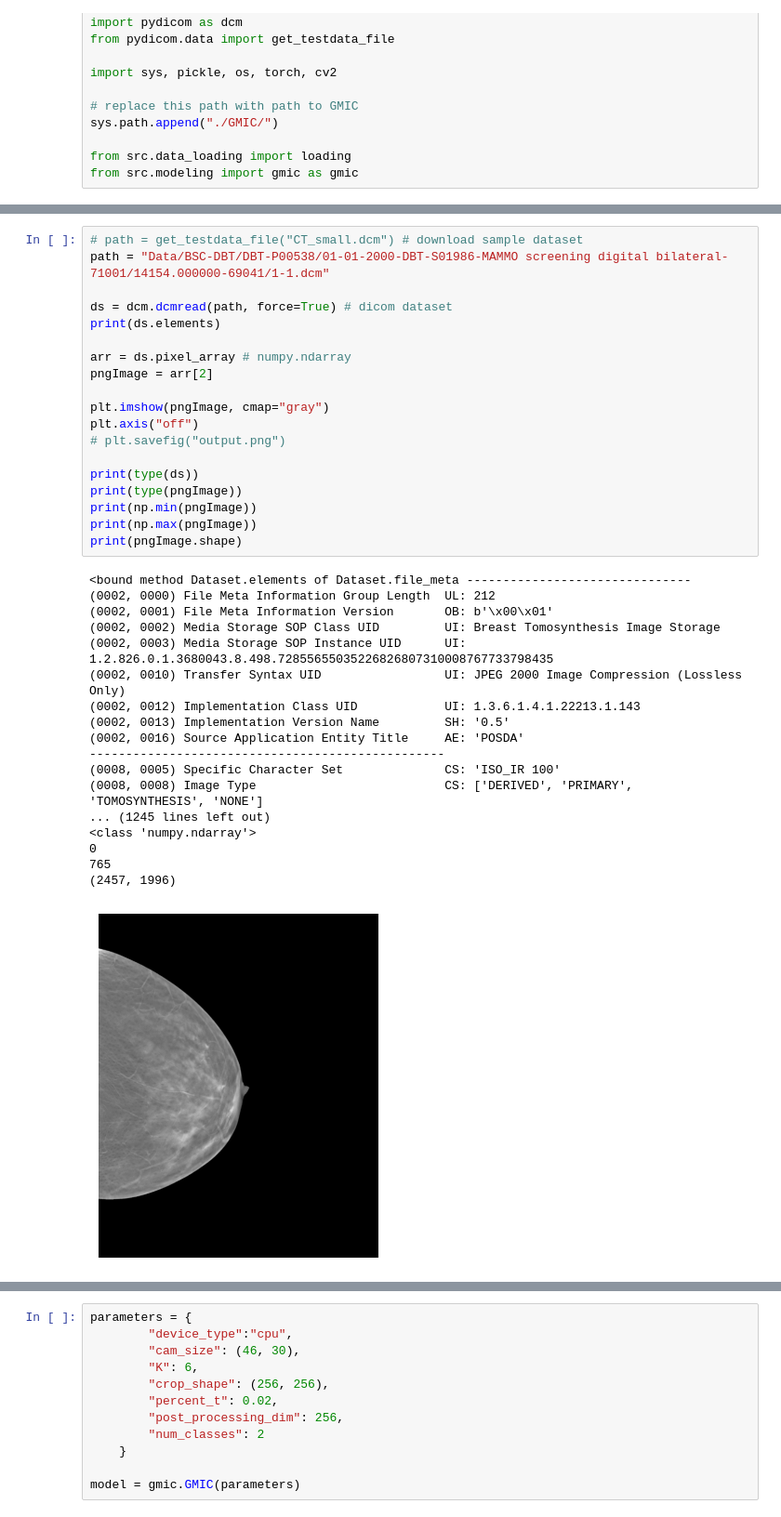
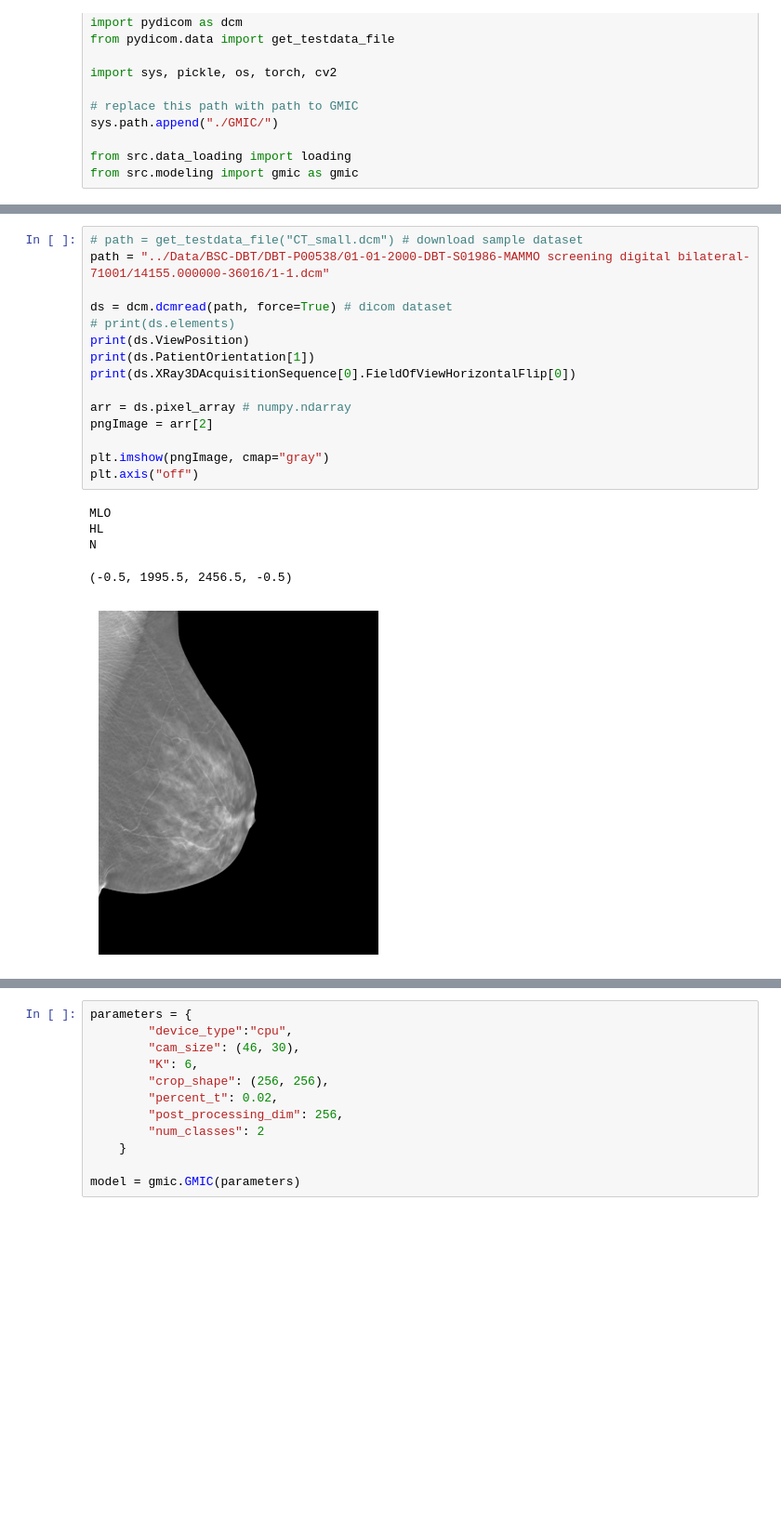
Before and after one commit to cpheidelberg/proj-dicomGmic-lightning, a Jupyter notebook: testDICOM.ipynb, the cells around one changed output, grey strips where cells are left out. Shown: that part at 93% size. Saved outputs shown, nothing was run; the diff lists cells and outputs as text; blank space fills up the shorter version.

```diff
--- a/testDICOM.ipynb
+++ b/testDICOM.ipynb
@@ -15,38 +51,21 @@ from src.modeling import gmic as gmic
 # %%
 # path = get_testdata_file("CT_small.dcm") # download sample dataset
-path = "Data/BSC-DBT/DBT-P00538/01-01-2000-DBT-S01986-MAMMO screening digital bilateral-71001/14154.000000-69041/1-1.dcm"
+path = "../Data/BSC-DBT/DBT-P00538/01-01-2000-DBT-S01986-MAMMO screening digital bilateral-71001/14155.000000-36016/1-1.dcm"
 
 ds = dcm.dcmread(path, force=True) # dicom dataset
-print(ds.elements)
+# print(ds.elements)
+print(ds.ViewPosition)
+print(ds.PatientOrientation[1])
+print(ds.XRay3DAcquisitionSequence[0].FieldOfViewHorizontalFlip[0])
 
 arr = ds.pixel_array # numpy.ndarray
 pngImage = arr[2]
 
 plt.imshow(pngImage, cmap="gray")
 plt.axis("off")
-# plt.savefig("output.png")
-
-print(type(ds))
-print(type(pngImage))
-print(np.min(pngImage))
-print(np.max(pngImage))
-print(pngImage.shape)
 # %% [output]
-<bound method Dataset.elements of Dataset.file_meta -------------------------------
-(0002, 0000) File Meta Information Group Length  UL: 212
-(0002, 0001) File Meta Information Version       OB: b'\x00\x01'
-(0002, 0002) Media Storage SOP Class UID         UI: Breast Tomosynthesis Image Storage
-(0002, 0003) Media Storage SOP Instance UID      UI: 1.2.826.0.1.3680043.8.498.72855655035226826807310008767733798435
-(0002, 0010) Transfer Syntax UID                 UI: JPEG 2000 Image Compression (Lossless Only)
-(0002, 0012) Implementation Class UID            UI: 1.3.6.1.4.1.22213.1.143
-(0002, 0013) Implementation Version Name         SH: '0.5'
-(0002, 0016) Source Application Entity Title     AE: 'POSDA'
--------------------------------------------------
-(0008, 0005) Specific Character Set              CS: 'ISO_IR 100'
-(0008, 0008) Image Type                          CS: ['DERIVED', 'PRIMARY', 'TOMOSYNTHESIS', 'NONE']
-... (1245 lines left out)
-<class 'numpy.ndarray'>
-0
-765
-(2457, 1996)
+MLO
+HL
+N
+(-0.5, 1995.5, 2456.5, -0.5)
-[figure, old version]
+[figure, new version]
```
Also changed, not shown: parts of 15 cells of this notebook.
